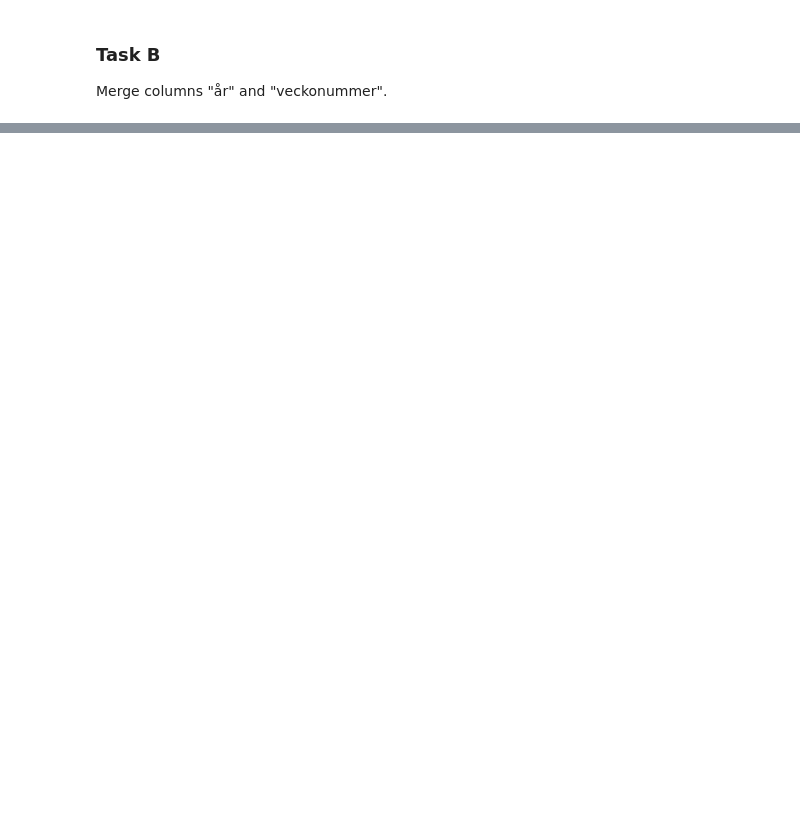
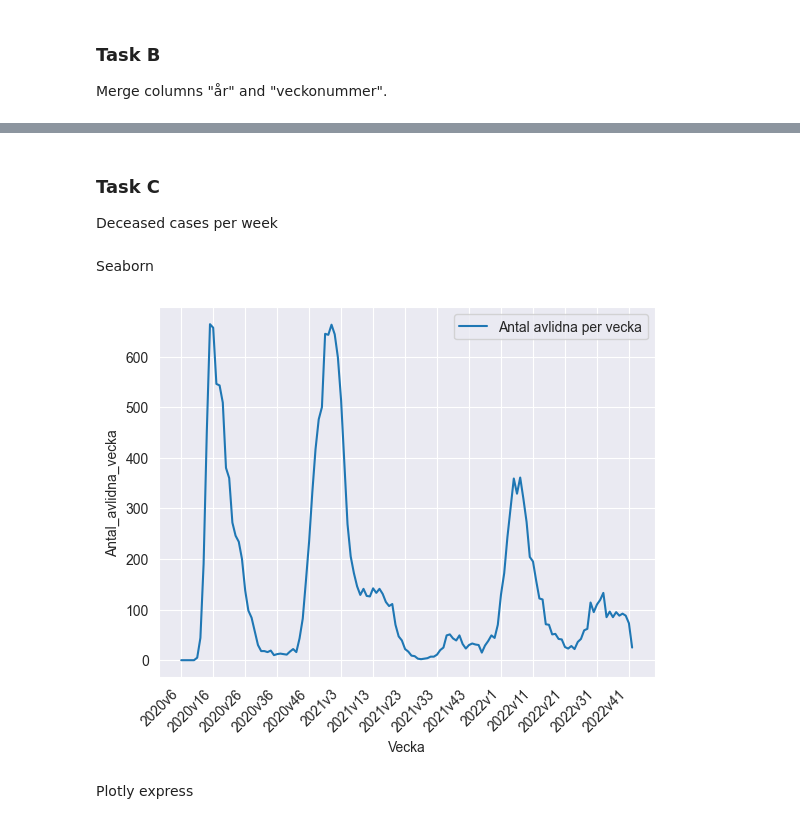
Before and after one commit to Janandersov/Databehandling-Jan-Anders-Overgard, a Jupyter notebook: Labs/Lab 1/Task 1.ipynb, the cells around one changed output, grey strips where cells are left out. Saved outputs shown, nothing was run; the diff lists cells and outputs as text; code cells hidden in the pictures; blank space fills up the shorter version.

Commit message:
Task 1C-E added

```diff
--- a/Labs/Lab 1/Task 1.ipynb
+++ b/Labs/Lab 1/Task 1.ipynb
@@ -108,7 +110,9 @@ Merge columns "år" and "veckonummer".
 # %%
 df_veckodata_riket["Vecka"] = df_veckodata_riket["år"].astype(str) + "v" + df_veckodata_riket["veckonummer"].astype(str)
 # %%
-df_veckodata_riket_merged = df_veckodata_riket[["Vecka"] + list(df_veckodata_riket.columns[2:])].copy()
+df_veckodata_riket_merged = df_veckodata_riket.drop(["år", "veckonummer"], axis=1)
+# %%
+df_veckodata_riket_merged = df_veckodata_riket_merged[["Vecka"] + list(df_veckodata_riket_merged.columns[:-1])]
 # %%
 df_veckodata_riket_merged.head(5)
 # %% [output]
@@ -118,3 +122,21 @@ df_veckodata_riket_merged.head(5)
 | 2 | 2020v8 | 0 | 0 | 0 | 1 | ... |
 | 3 | 2020v9 | 13 | 0 | 0 | 14 | ... |
 | 4 | 2020v10 | 211 | 2 | 2 | 225 | ... |
+# %% [markdown]
+### Task C
+Deceased cases per week
+# %% [markdown]
+Seaborn
+# %%
+sns.set_style("darkgrid")
+plt.gca().xaxis.set_major_locator(MaxNLocator(nbins=19))
+plt.xticks(rotation=45, ha="right")
+
+seaborn_deceased_weekly = sns.lineplot(
+    data = df_veckodata_riket_merged, x = "Vecka", y = "Antal_avlidna_vecka", label = "Antal avlidna per vecka"
+)
+plt.show(seaborn_deceased_weekly)
+# %% [output]
+[figure, added]
+# %% [markdown]
+Plotly express
```
Also changed, not shown: parts of 11 cells of this notebook.
